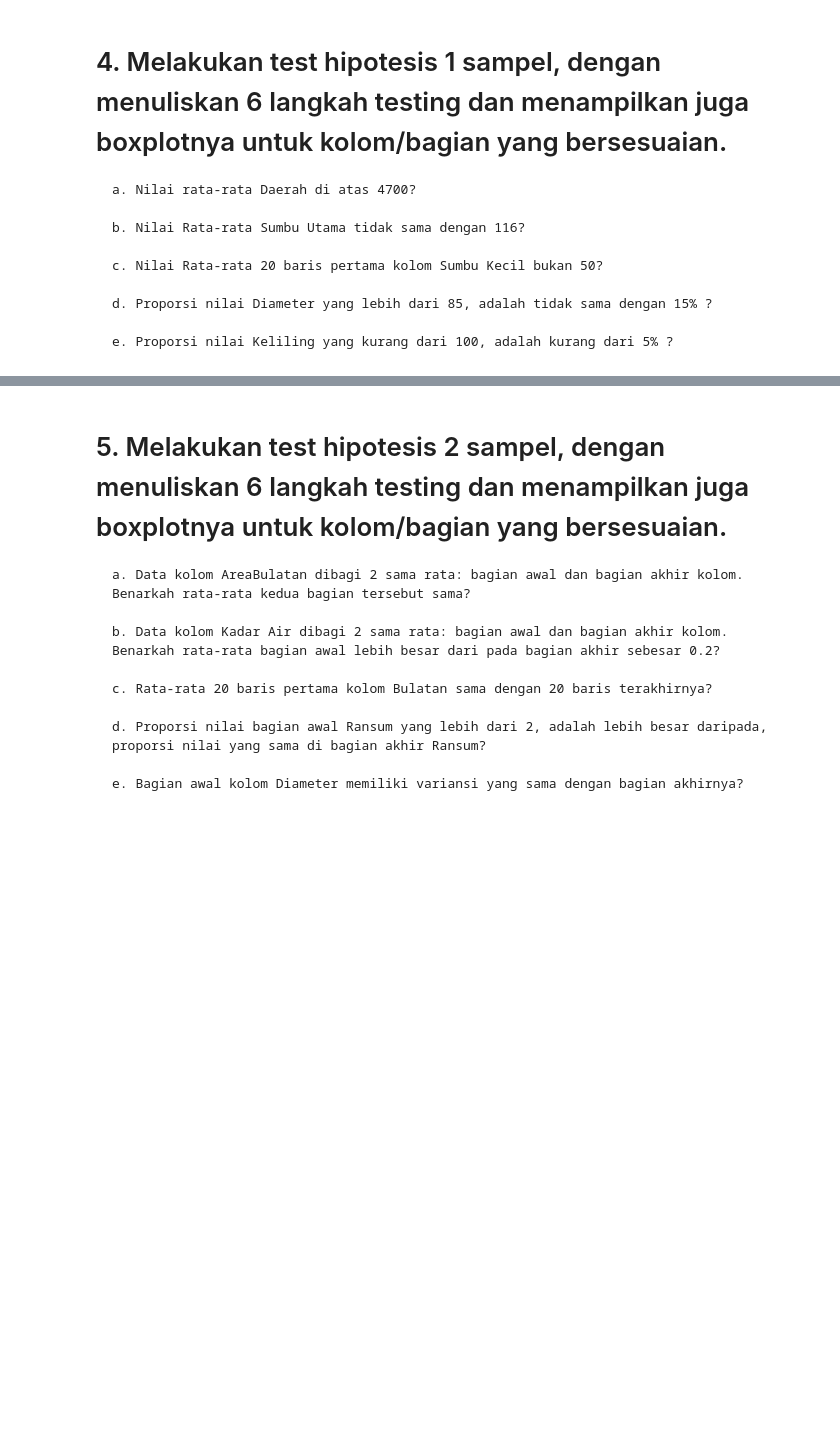
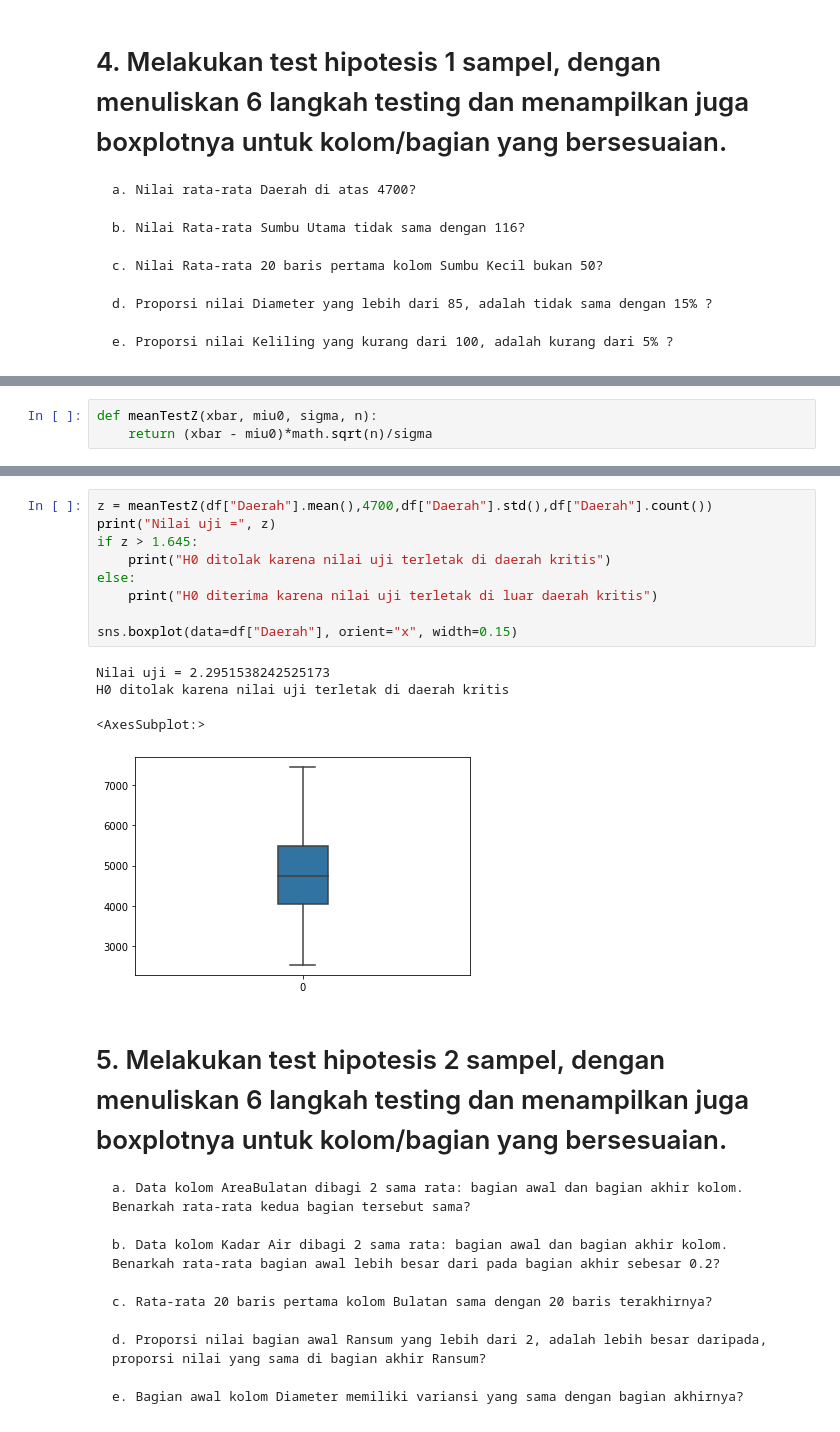
Before and after one commit to reymyr/Hypothesis-Testing, a Jupyter notebook: Tubes.ipynb, the cells around one changed output, grey strips where cells are left out. Cells and saved outputs as stored; diff of their text form; blank space fills up the shorter version.

```diff
--- a/Tubes.ipynb
+++ b/Tubes.ipynb
@@ -512,0 +527,3 @@ Menurut hasil histogram, data kolom Ransum bersifat negative skew sehingga data
+# %%
+def meanTestZ(xbar, miu0, sigma, n):
+    return (xbar - miu0)*math.sqrt(n)/sigma
@@ -513,3 +537,17 @@ Menurut hasil histogram, data kolom Ransum bersifat negative skew sehingga data
+# %%
+z = meanTestZ(df["Daerah"].mean(),4700,df["Daerah"].std(),df["Daerah"].count())
+print("Nilai uji =", z)
+if z > 1.645:
+    print("H0 ditolak karena nilai uji terletak di daerah kritis")
+else:
+    print("H0 diterima karena nilai uji terletak di luar daerah kritis")
+
+sns.boxplot(data=df["Daerah"], orient="x", width=0.15)
+# %% [output]
+Nilai uji = 2.2951538242525173
+H0 ditolak karena nilai uji terletak di daerah kritis
+<AxesSubplot:>
+[figure, added]
 # %% [markdown]
 # 5. Melakukan test hipotesis 2 sampel, dengan menuliskan 6 langkah testing dan menampilkan juga boxplotnya untuk kolom/bagian yang bersesuaian.
 
```
Also changed, not shown: parts of 3 cells of this notebook.
